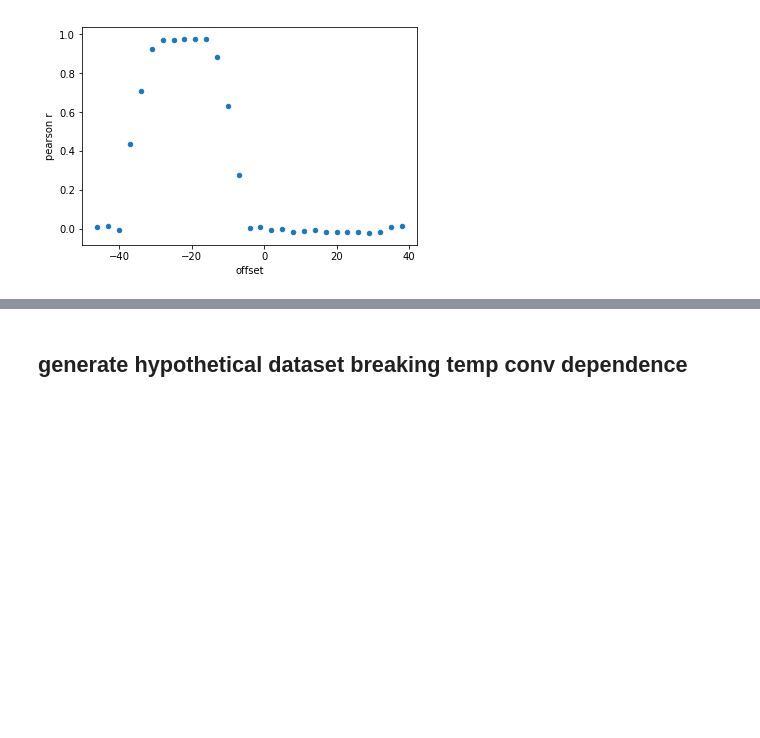
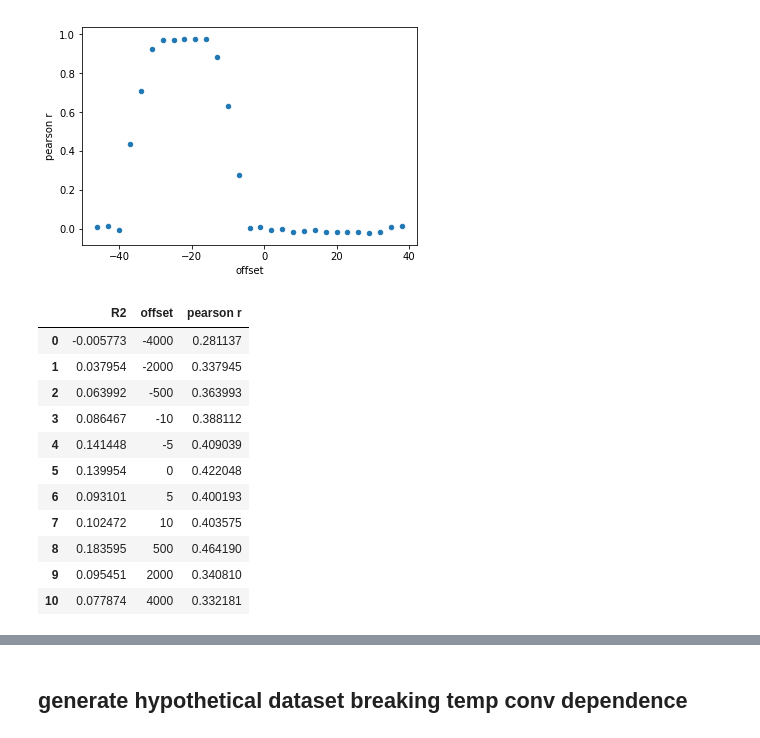
Before and after one commit to coxlab/v1-decoder, a Jupyter notebook: gen_temp_dep_data.ipynb, the cells around one changed output, grey strips where cells are left out. Saved outputs shown, nothing was run; the diff lists cells and outputs as text; code cells hidden in the pictures; blank space fills up the shorter version.

```diff
--- a/gen_temp_dep_data.ipynb
+++ b/gen_temp_dep_data.ipynb
@@ -38,3 +38,24 @@ rs.plot.scatter(x='offset', y='pearson r')
 # %% [output]
 <matplotlib.axes._subplots.AxesSubplot at 0x...>
 [figure]
+# %%
+results = [[-4000, [-0.0057727091755468418], [0.28113732783996909]], [-2000, [0.03795431435157004], [0.33794483450949275]], [-500, [0.063992246733879377], [0.36399341865529788]], [-10, [0.086467456277417143], [0.38811192266599481]], [-5, [0.14144812469037904], [0.40903864675135232]], [0, [0.13995353187616821], [0.42204764979421872]], [5, [0.093100869350770998], [0.40019251001718736]], [10, [0.10247193360524975], [0.40357521206982933]], [500, [0.183594634773113], [0.46418983095341704]], [2000, [0.095450788112417806], [0.34080971150261652]], [4000, [0.077874026378875971], [0.3321814855398742]]]
+rs = pd.DataFrame({
+    'offset' : [result[0] for result in results],
+    'pearson r' : [result[2][0] for result in results],
+    'R2' : [result[1][0] for result in results]
+})
+rs
+# %% [output]
+|  | R2 | offset | pearson r |
+| 0 | -0.005773 | -4000 | 0.281137 |
+| 1 | 0.037954 | -2000 | 0.337945 |
+| 2 | 0.063992 | -500 | 0.363993 |
+| 3 | 0.086467 | -10 | 0.388112 |
+| 4 | 0.141448 | -5 | 0.409039 |
+| 5 | 0.139954 | 0 | 0.422048 |
+| 6 | 0.093101 | 5 | 0.400193 |
+| 7 | 0.102472 | 10 | 0.403575 |
+| 8 | 0.183595 | 500 | 0.464190 |
+| 9 | 0.095451 | 2000 | 0.340810 |
+| 10 | 0.077874 | 4000 | 0.332181 |
```
Also changed, not shown: parts of 3 cells of this notebook, 1 other file.
